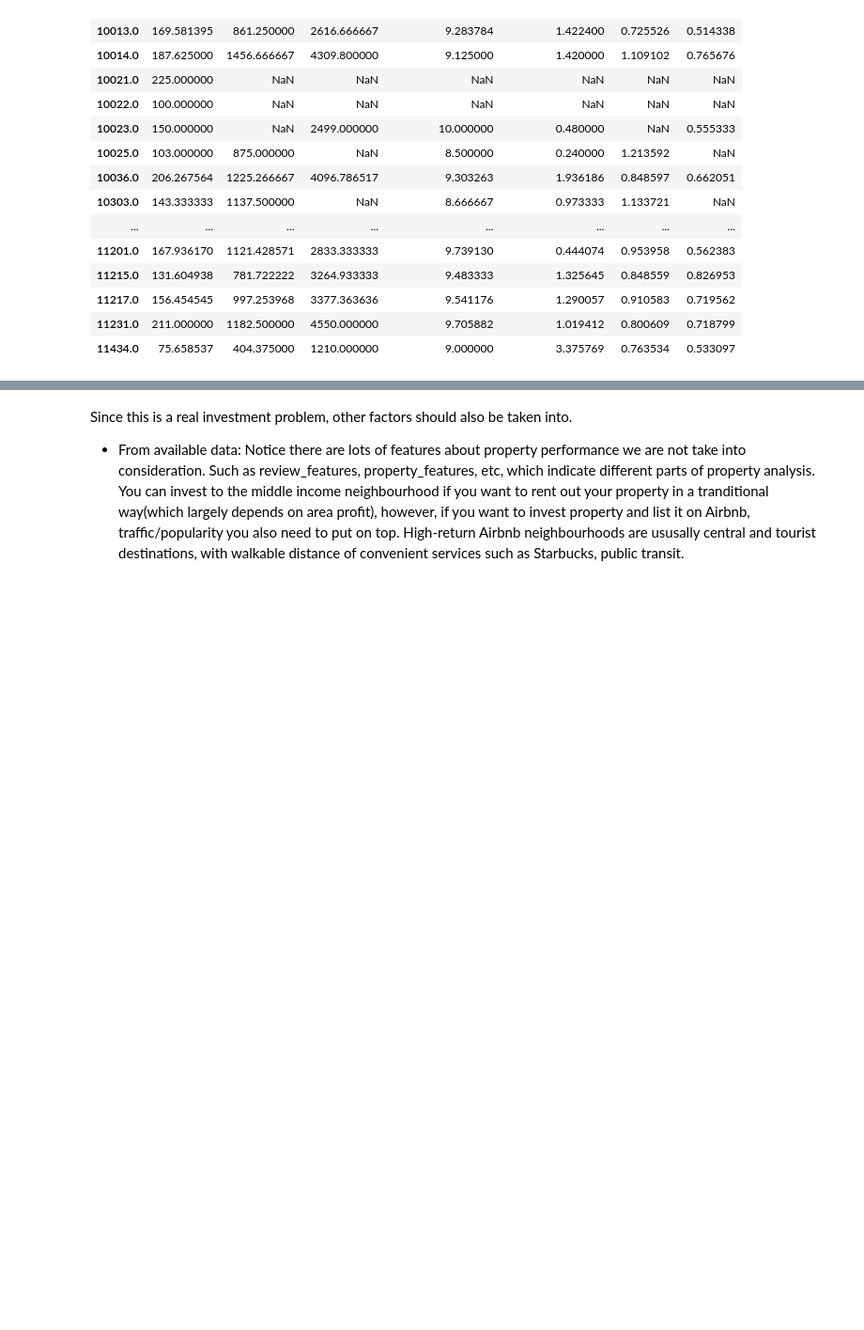
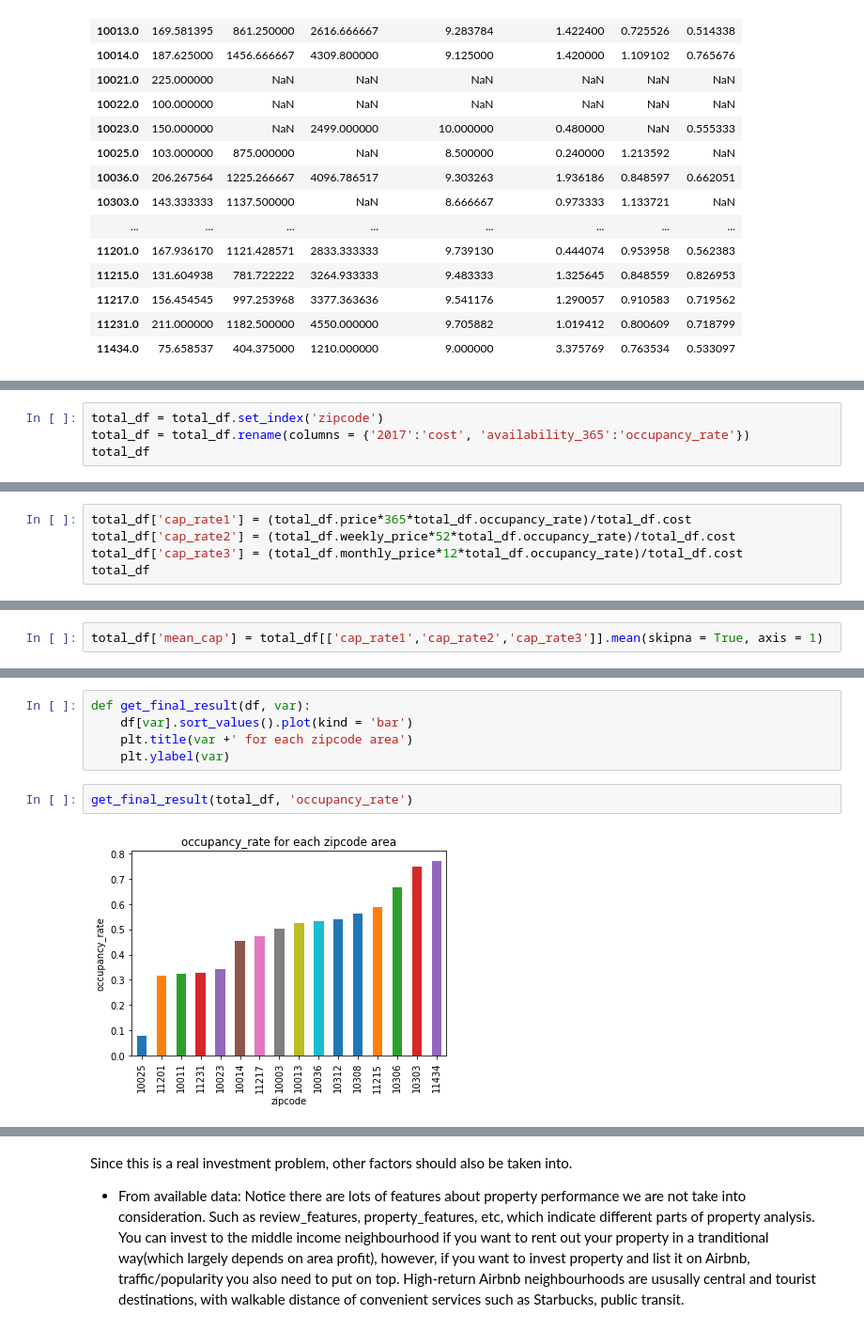
Before and after one commit to joyceft/Projects, a Jupyter notebook: NYC_best_investment_area/Most_Porfit_area_of_NewYorkCity.ipynb, the cells around one changed output, grey strips where cells are left out. Shown at 94% size. Cells and saved outputs as stored; diff of their text form; blank space fills up the shorter version.

```diff
--- a/NYC_best_investment_area/Most_Porfit_area_of_NewYorkCity.ipynb
+++ b/NYC_best_investment_area/Most_Porfit_area_of_NewYorkCity.ipynb
@@ -497,0 +579,4 @@ ny_revenue_gdf
+# %%
+total_df = total_df.set_index('zipcode')
+total_df = total_df.rename(columns = {'2017':'cost', 'availability_365':'occupancy_rate'})
+total_df
@@ -497,0 +602,5 @@ ny_revenue_gdf
+# %%
+total_df['cap_rate1'] = (total_df.price*365*total_df.occupancy_rate)/total_df.cost
+total_df['cap_rate2'] = (total_df.weekly_price*52*total_df.occupancy_rate)/total_df.cost
+total_df['cap_rate3'] = (total_df.monthly_price*12*total_df.occupancy_rate)/total_df.cost
+total_df
@@ -497,0 +626,2 @@ ny_revenue_gdf
+# %%
+total_df['mean_cap'] = total_df[['cap_rate1','cap_rate2','cap_rate3']].mean(skipna = True, axis = 1)
@@ -497,0 +667,9 @@ ny_revenue_gdf
+# %%
+def get_final_result(df, var):
+    df[var].sort_values().plot(kind = 'bar')
+    plt.title(var +' for each zipcode area')
+    plt.ylabel(var)
+# %%
+get_final_result(total_df, 'occupancy_rate')
+# %% [output]
+[figure, added]
```
Also changed, not shown: parts of 24 cells of this notebook.
